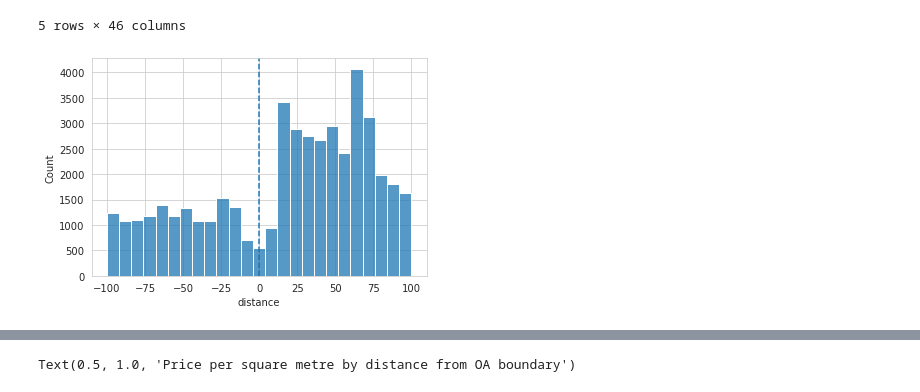
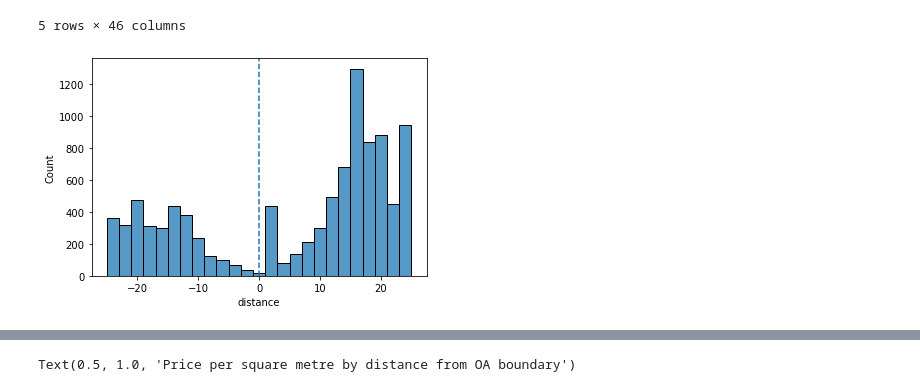
Before and after one commit to MHathorn/DSSS_Assessment, a Jupyter notebook: RDD_Clean.ipynb, the cells around one changed output, grey strips where cells are left out. Drawn from its saved outputs; the diff is of its cells as text; code cells hidden in the pictures.

```diff
--- a/RDD_Clean.ipynb
+++ b/RDD_Clean.ipynb
@@ -260,8 +260,8 @@ See the caveats in the documentation: https://pandas.pydata.org/pandas-docs/stab
 | 4 | 0e99b7e5-1c4e-ab9f-06d1-9831f3c6d65c | 4b81c8a0-8aef-3940-adcb-2ace23db9f84 | 1.000834e+10 | 790000 | 10675.675676 | 2016-08-19 | ... |
 5 rows × 46 columns
 # %%
-sn.histplot(result, x = 'distance', bins = 25)
+sn.histplot(result[(result['distance'] < 25) & (result['distance'] > -25)], x = 'distance', bins = 25)
 plt.axvline(x=0, linestyle="--")
 plt.show()
 # %% [output]
-[figure, old version]
+[figure, new version]
```
Also changed, not shown: parts of 7 cells of this notebook, 33 other files.
